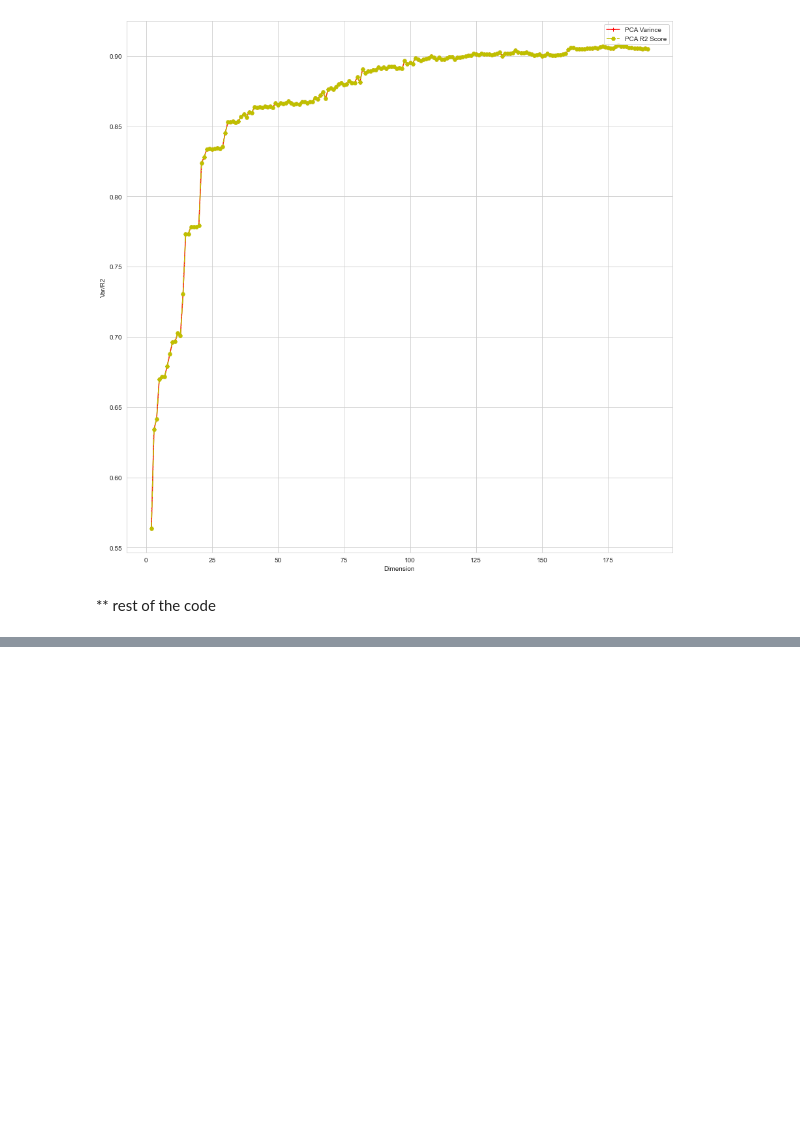
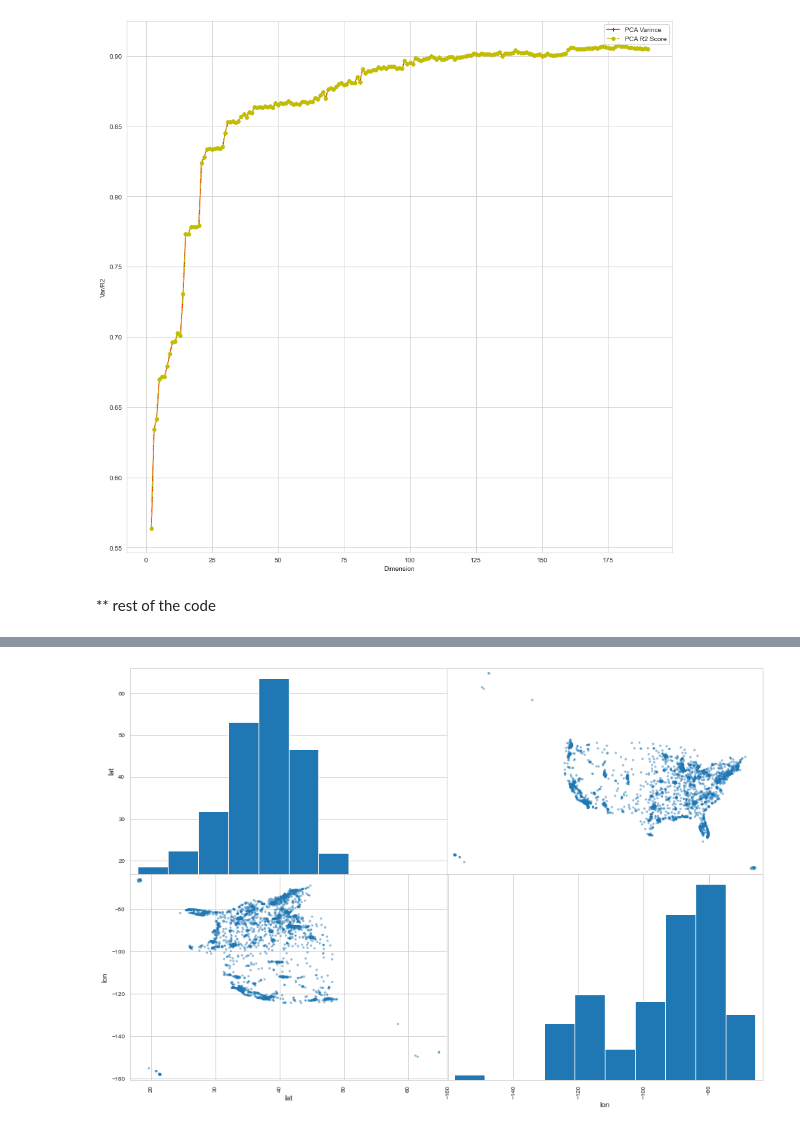
Before and after one commit to nshan651/Pollution-Autoencoders, a Jupyter notebook: notebook.ipynb, the cells around one changed output, grey strips where cells are left out. Saved outputs shown, nothing was run; the diff lists cells and outputs as text; code cells hidden in the pictures; blank space fills up the shorter version.

```diff
--- a/notebook.ipynb
+++ b/notebook.ipynb
@@ -294,0 +310,11 @@ plt.show()
+# %%
+numeric_columns = ['lat', 'lon']
+pd.plotting.scatter_matrix(df[numeric_columns],
+                             # Make figure large to show details
+                             figsize = (15,10),
+                           # Lower point opacity to show overlap
+                           alpha = 0.5)
+
+plt.show()
+# %% [output]
+[figure, added]
```
Also changed, not shown: parts of 5 cells of this notebook.
